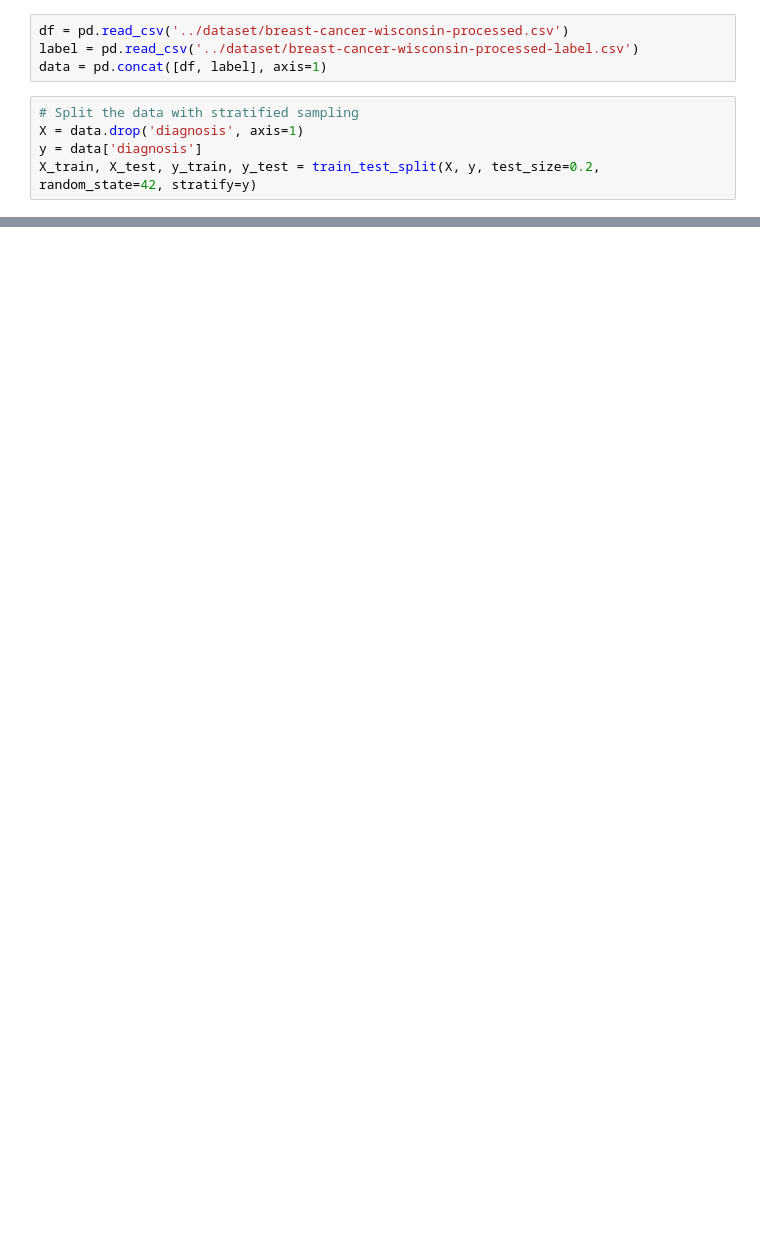
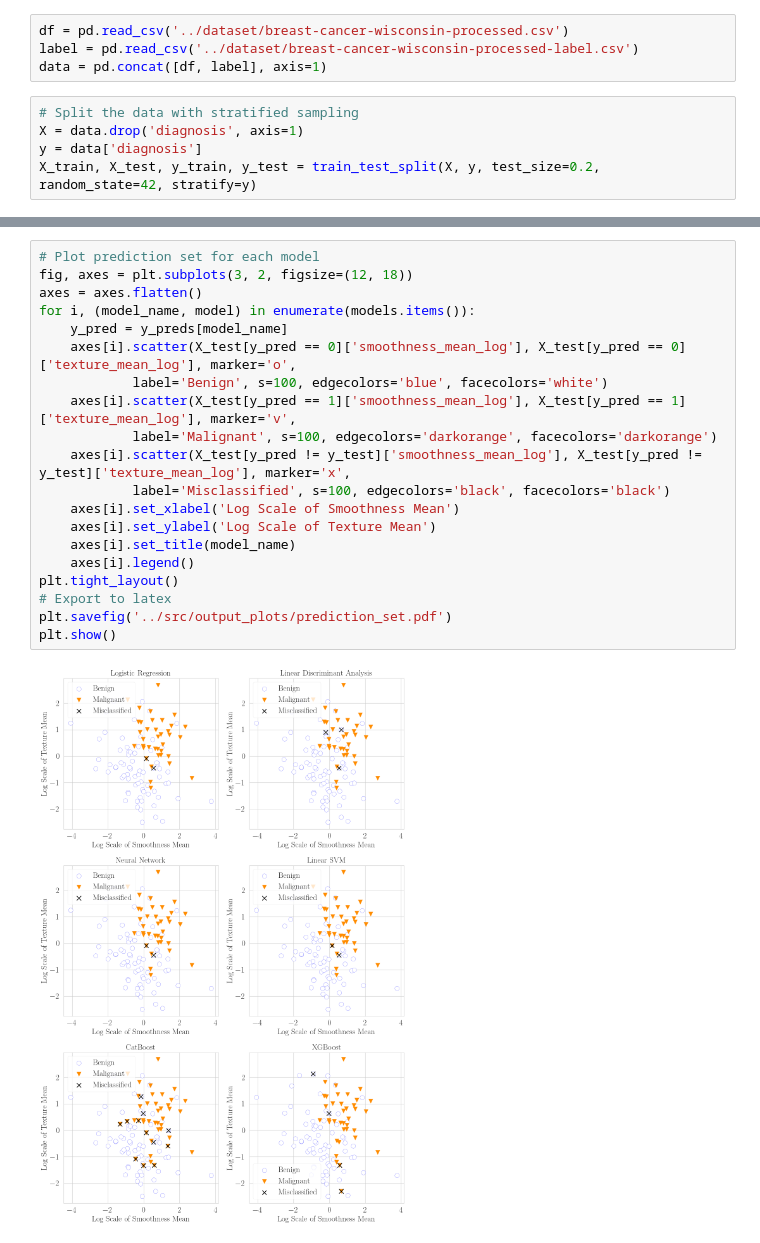
Before and after one commit to qlinhta/BreastCancerDiagnostic, a Jupyter notebook: Notebooks/Comparation.ipynb, the cells around one changed output, grey strips where cells are left out. Cells and saved outputs as stored; diff of their text form; blank space fills up the shorter version.

```diff
--- a/Notebooks/Comparation.ipynb
+++ b/Notebooks/Comparation.ipynb
@@ -39,0 +146,22 @@ X_train, X_test, y_train, y_test = train_test_split(X, y, test_size=0.2, random_
+# %%
+# Plot prediction set for each model
+fig, axes = plt.subplots(3, 2, figsize=(12, 18))
+axes = axes.flatten()
+for i, (model_name, model) in enumerate(models.items()):
+    y_pred = y_preds[model_name]
+    axes[i].scatter(X_test[y_pred == 0]['smoothness_mean_log'], X_test[y_pred == 0]['texture_mean_log'], marker='o',
+            label='Benign', s=100, edgecolors='blue', facecolors='white')
+    axes[i].scatter(X_test[y_pred == 1]['smoothness_mean_log'], X_test[y_pred == 1]['texture_mean_log'], marker='v',
+            label='Malignant', s=100, edgecolors='darkorange', facecolors='darkorange')
+    axes[i].scatter(X_test[y_pred != y_test]['smoothness_mean_log'], X_test[y_pred != y_test]['texture_mean_log'], marker='x',
+            label='Misclassified', s=100, edgecolors='black', facecolors='black')
+    axes[i].set_xlabel('Log Scale of Smoothness Mean')
+    axes[i].set_ylabel('Log Scale of Texture Mean')
+    axes[i].set_title(model_name)
+    axes[i].legend()
+plt.tight_layout()
+# Export to latex
+plt.savefig('../src/output_plots/prediction_set.pdf')
+plt.show()
+# %% [output]
+[figure, added]
```
Also changed, not shown: parts of 10 cells of this notebook, 35 other files.
